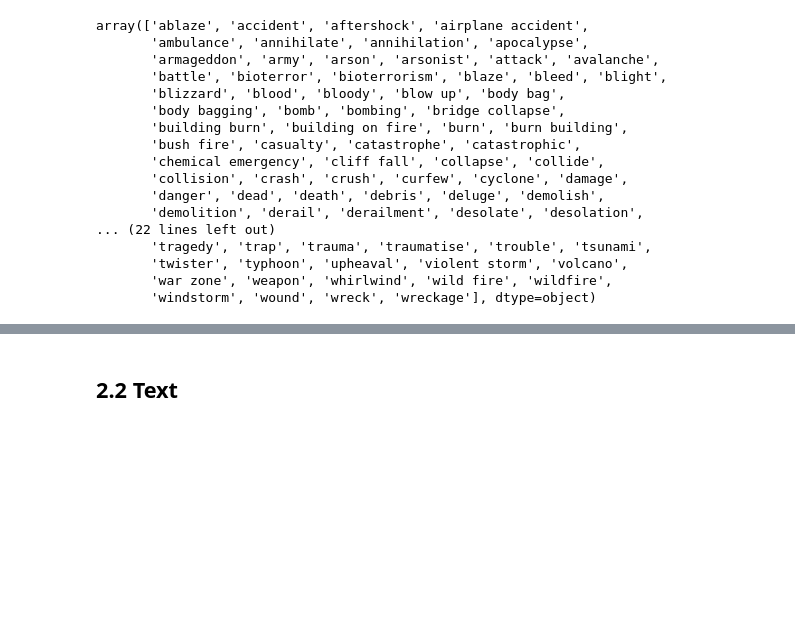
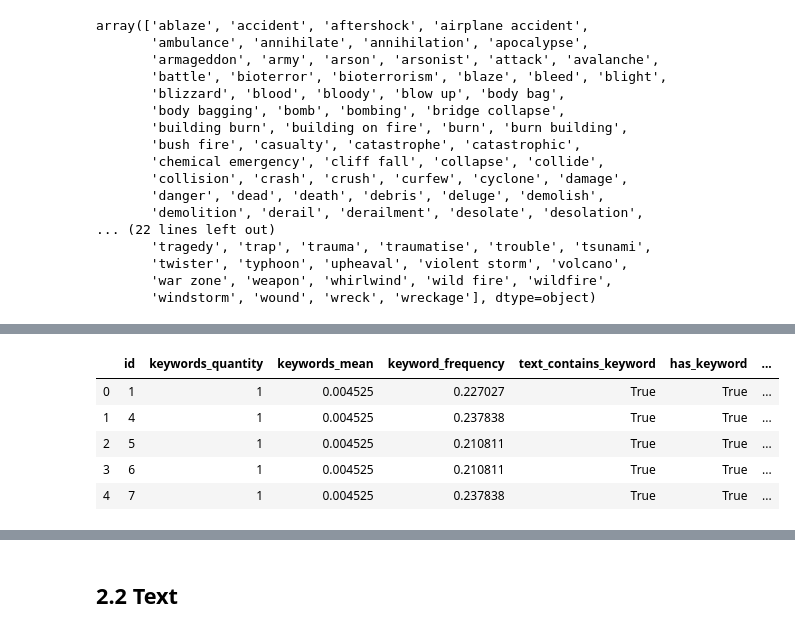
Before and after one commit to anichucai/7506-Datos-datos-tp2, a Jupyter notebook: Features.ipynb, the cells around one changed output, grey strips where cells are left out. Saved outputs shown, nothing was run; the diff lists cells and outputs as text; code cells hidden in the pictures; blank space fills up the shorter version.

```diff
--- a/Features.ipynb
+++ b/Features.ipynb
@@ -771,3 +772,14 @@ df_keywords_links.head()
 df_keywords['link_contains_keyword'] = df_keywords_links.apply(linkContainsKeyword,axis=1)
 # %%
 df_keywords['keyword_lemmatized'] = df_keywords_lemmatized['keyword']
+# %%
+keywords_numerical_features = df_keywords.loc[:,['id','keywords_quantity','keywords_mean','keyword_frequency',
+                                              'text_contains_keyword','has_keyword','keyword_is_hashtag','link_contains_keyword']]
+keywords_numerical_features.head()
+# %% [output]
+|  | id | keywords_quantity | keywords_mean | keyword_frequency | text_contains_keyword | has_keyword | ... |
+| 0 | 1 | 1 | 0.004525 | 0.227027 | True | True | ... |
+| 1 | 4 | 1 | 0.004525 | 0.237838 | True | True | ... |
+| 2 | 5 | 1 | 0.004525 | 0.210811 | True | True | ... |
+| 3 | 6 | 1 | 0.004525 | 0.210811 | True | True | ... |
+| 4 | 7 | 1 | 0.004525 | 0.237838 | True | True | ... |
```
Also changed, not shown: parts of 10 cells of this notebook, 2 other files.
